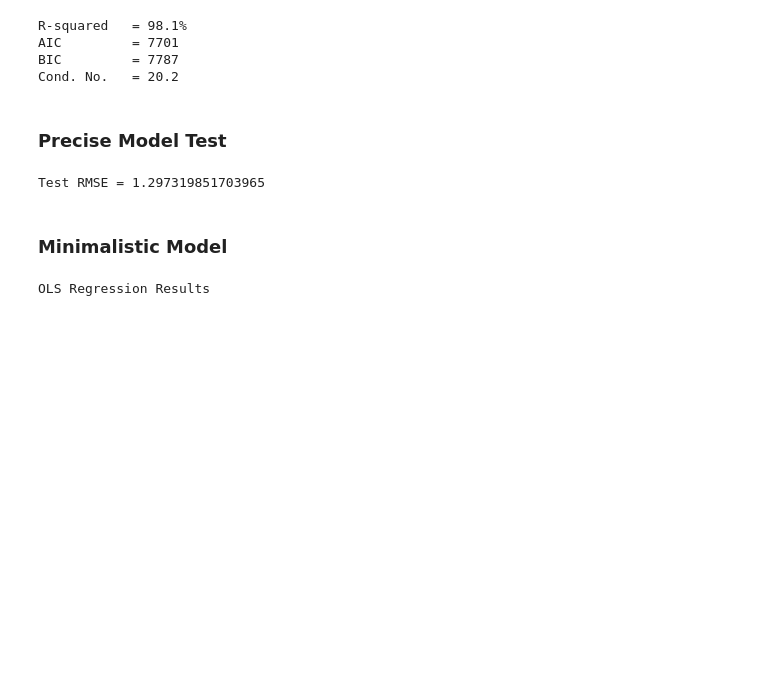
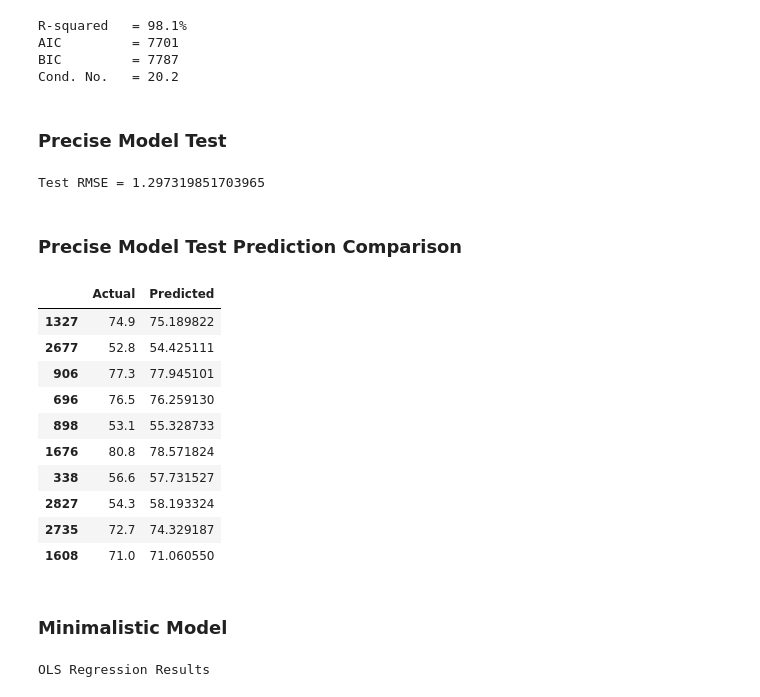
Before and after one commit to IsabelleRaj/Life-Expectancy-Prediction, a Jupyter notebook: modelling.ipynb, the cells around one changed output. Saved outputs shown, nothing was run; the diff lists cells and outputs as text; code cells hidden in the pictures; blank space fills up the shorter version.

Commit message:
Update modelling.ipynb
- updated formatting for presentation
- added result comparison df's as visualisations

```diff
--- a/modelling.ipynb
+++ b/modelling.ipynb
@@ -90,6 +90,25 @@ y_test_pred_rmse = statsmodels.tools.eval_measures.rmse(y_test, y_test_pred)
 print(f'Test RMSE = {(y_test_pred_rmse)}')
 # %% [output]
 Test RMSE = 1.297319851703965
+# %% [markdown]
+### Precise Model Test Prediction Comparison
+# %%
+## Preview comparative results from precise model's original and predicted target
+
+results_pre_df = pd.DataFrame({'Actual': y_test, 'Predicted': y_test_pred})
+results_pre_df.head(10)
+# %% [output]
+|  | Actual | Predicted |
+| 1327 | 74.9 | 75.189822 |
+| 2677 | 52.8 | 54.425111 |
+| 906 | 77.3 | 77.945101 |
+| 696 | 76.5 | 76.259130 |
+| 898 | 53.1 | 55.328733 |
+| 1676 | 80.8 | 78.571824 |
+| 338 | 56.6 | 57.731527 |
+| 2827 | 54.3 | 58.193324 |
+| 2735 | 72.7 | 74.329187 |
+| 1608 | 71.0 | 71.060550 |
 # %% [markdown]
 ### Minimalistic Model
 # %%
```
Also changed, not shown: parts of 4 cells of this notebook.
